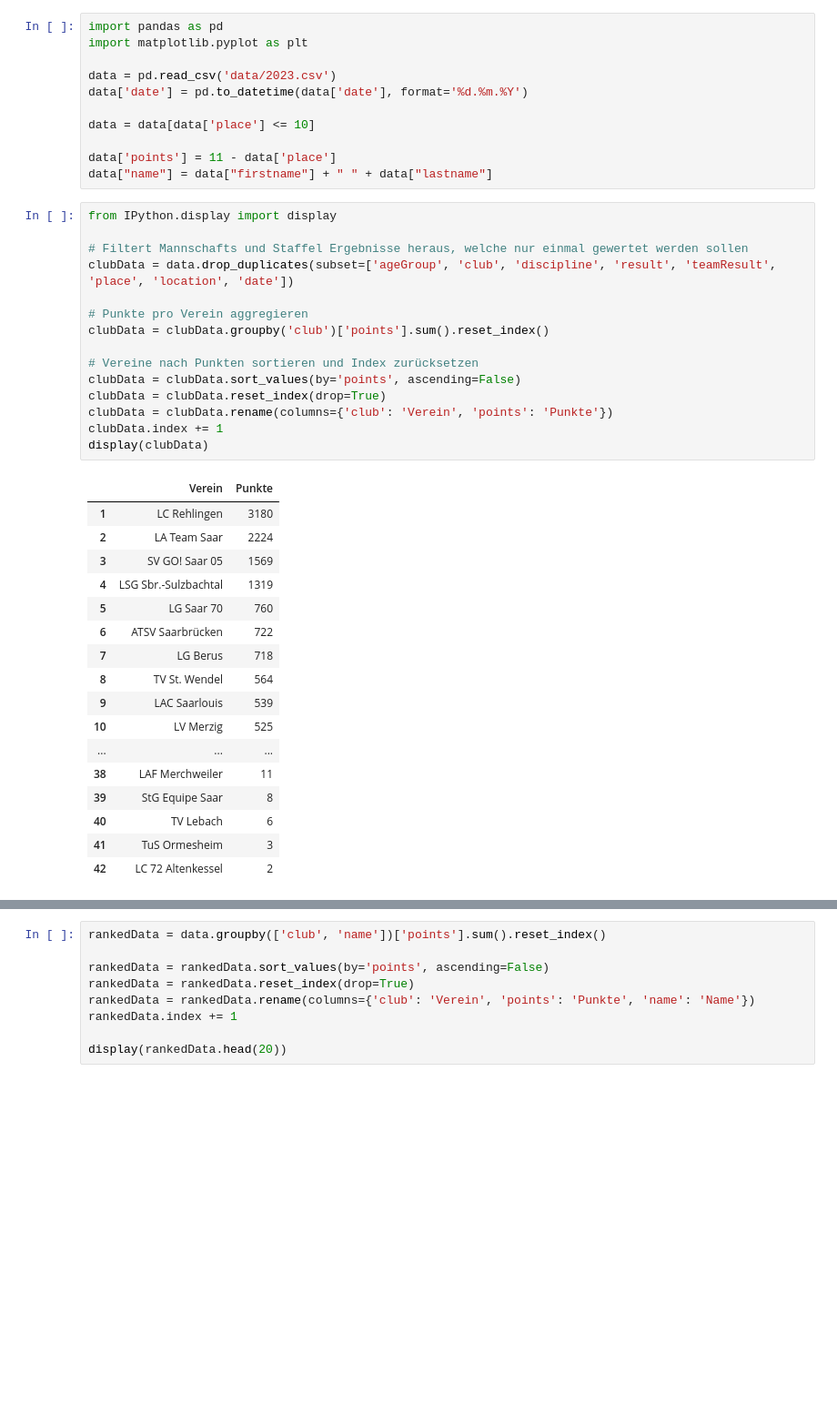
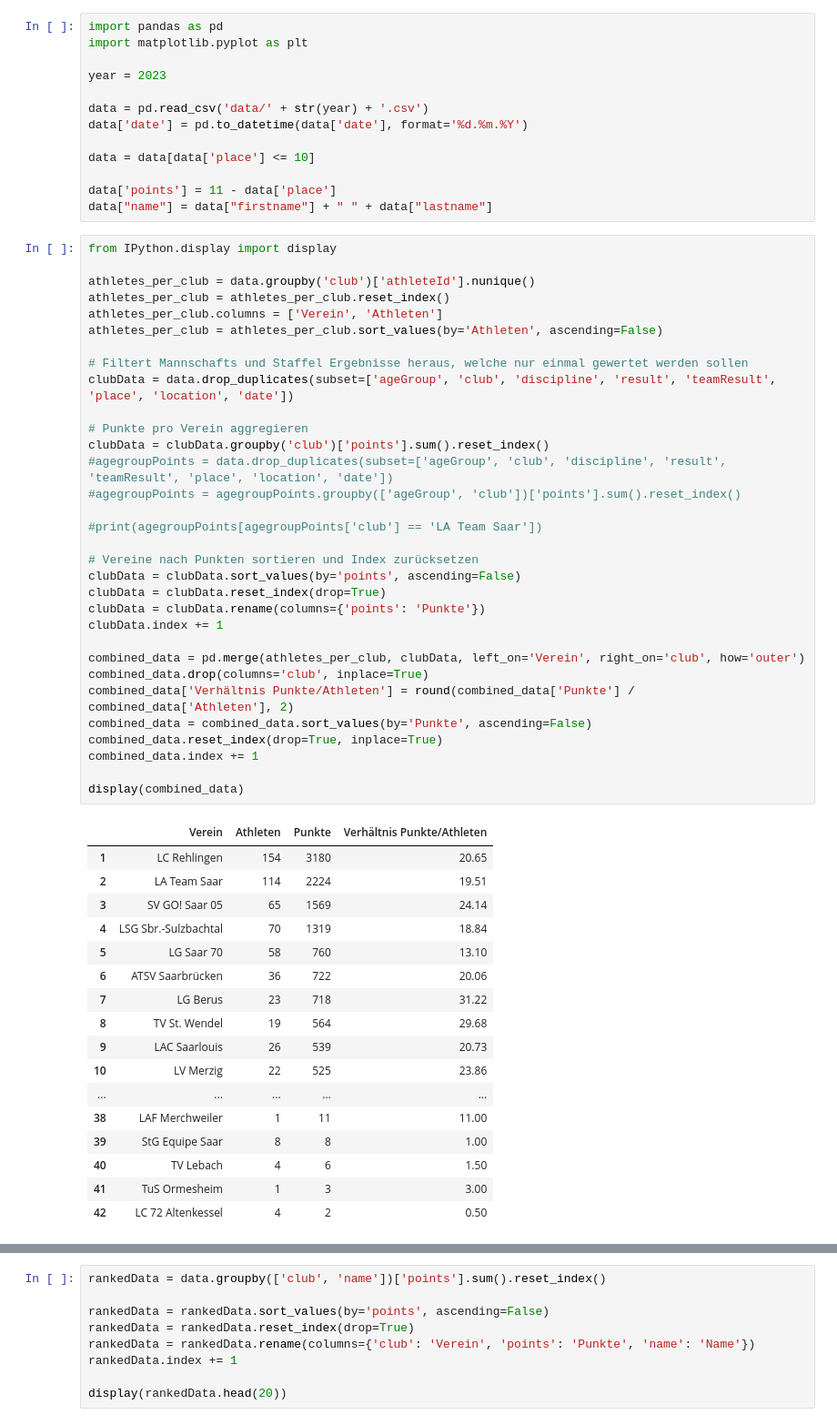
Before and after one commit to nimarion/slb, a Jupyter notebook: top10.ipynb, the cells around one changed output, grey strips where cells are left out. Shown: that part at 91% size. Drawn from its saved outputs; the diff is of its cells as text; blank space fills up the shorter version.

Commit message:
add athlete/points ratio

```diff
--- a/top10.ipynb
+++ b/top10.ipynb
@@ -2,7 +2,9 @@
 import pandas as pd
 import matplotlib.pyplot as plt
 
-data = pd.read_csv('data/2023.csv')
+year = 2023
+
+data = pd.read_csv('data/' + str(year) + '.csv')
 data['date'] = pd.to_datetime(data['date'], format='%d.%m.%Y')
 
 data = data[data['place'] <= 10]
@@ -11,37 +13,54 @@ data['points'] = 11 - data['place']
 data["name"] = data["firstname"] + " " + data["lastname"]
 # %%
 from IPython.display import display
+
+athletes_per_club = data.groupby('club')['athleteId'].nunique()
+athletes_per_club = athletes_per_club.reset_index()
+athletes_per_club.columns = ['Verein', 'Athleten']
+athletes_per_club = athletes_per_club.sort_values(by='Athleten', ascending=False)
 
 # Filtert Mannschafts und Staffel Ergebnisse heraus, welche nur einmal gewertet werden sollen
 clubData = data.drop_duplicates(subset=['ageGroup', 'club', 'discipline', 'result', 'teamResult', 'place', 'location', 'date'])
 
 # Punkte pro Verein aggregieren
 clubData = clubData.groupby('club')['points'].sum().reset_index()
+#agegroupPoints = data.drop_duplicates(subset=['ageGroup', 'club', 'discipline', 'result', 'teamResult', 'place', 'location', 'date'])
+#agegroupPoints = agegroupPoints.groupby(['ageGroup', 'club'])['points'].sum().reset_index()
+
+#print(agegroupPoints[agegroupPoints['club'] == 'LA Team Saar'])
 
 # Vereine nach Punkten sortieren und Index zurücksetzen
 clubData = clubData.sort_values(by='points', ascending=False)
 clubData = clubData.reset_index(drop=True)
-clubData = clubData.rename(columns={'club': 'Verein', 'points': 'Punkte'})
+clubData = clubData.rename(columns={'points': 'Punkte'})
 clubData.index += 1
-display(clubData)
+
+combined_data = pd.merge(athletes_per_club, clubData, left_on='Verein', right_on='club', how='outer')
+combined_data.drop(columns='club', inplace=True)
+combined_data['Verhältnis Punkte/Athleten'] = round(combined_data['Punkte'] / combined_data['Athleten'], 2)
+combined_data = combined_data.sort_values(by='Punkte', ascending=False)
+combined_data.reset_index(drop=True, inplace=True)
+combined_data.index += 1
+
+display(combined_data)
 # %% [output]
-|  | Verein | Punkte |
-| 1 | LC Rehlingen | 3180 |
-| 2 | LA Team Saar | 2224 |
-| 3 | SV GO! Saar 05 | 1569 |
-| 4 | LSG Sbr.-Sulzbachtal | 1319 |
-| 5 | LG Saar 70 | 760 |
-| 6 | ATSV Saarbrücken | 722 |
-| 7 | LG Berus | 718 |
-| 8 | TV St. Wendel | 564 |
-| 9 | LAC Saarlouis | 539 |
-| 10 | LV Merzig | 525 |
-| ... | ... | ... |
-| 38 | LAF Merchweiler | 11 |
-| 39 | StG Equipe Saar | 8 |
-| 40 | TV Lebach | 6 |
-| 41 | TuS Ormesheim | 3 |
-| 42 | LC 72 Altenkessel | 2 |
+|  | Verein | Athleten | Punkte | Verhältnis Punkte/Athleten |
+| 1 | LC Rehlingen | 154 | 3180 | 20.65 |
+| 2 | LA Team Saar | 114 | 2224 | 19.51 |
+| 3 | SV GO! Saar 05 | 65 | 1569 | 24.14 |
+| 4 | LSG Sbr.-Sulzbachtal | 70 | 1319 | 18.84 |
+| 5 | LG Saar 70 | 58 | 760 | 13.10 |
+| 6 | ATSV Saarbrücken | 36 | 722 | 20.06 |
+| 7 | LG Berus | 23 | 718 | 31.22 |
+| 8 | TV St. Wendel | 19 | 564 | 29.68 |
+| 9 | LAC Saarlouis | 26 | 539 | 20.73 |
+| 10 | LV Merzig | 22 | 525 | 23.86 |
+| ... | ... | ... | ... | ... |
+| 38 | LAF Merchweiler | 1 | 11 | 11.00 |
+| 39 | StG Equipe Saar | 8 | 8 | 1.00 |
+| 40 | TV Lebach | 4 | 6 | 1.50 |
+| 41 | TuS Ormesheim | 1 | 3 | 3.00 |
+| 42 | LC 72 Altenkessel | 4 | 2 | 0.50 |
 # %%
 
 
```
Also changed, not shown: parts of 3 cells of this notebook, 1 other file.
